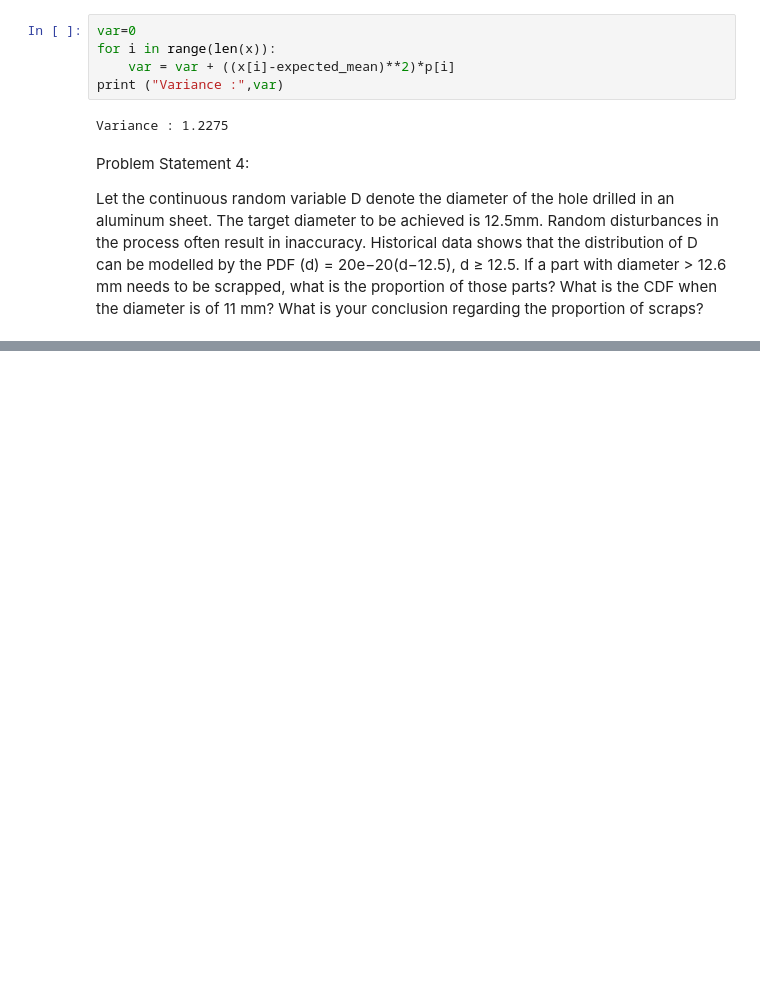
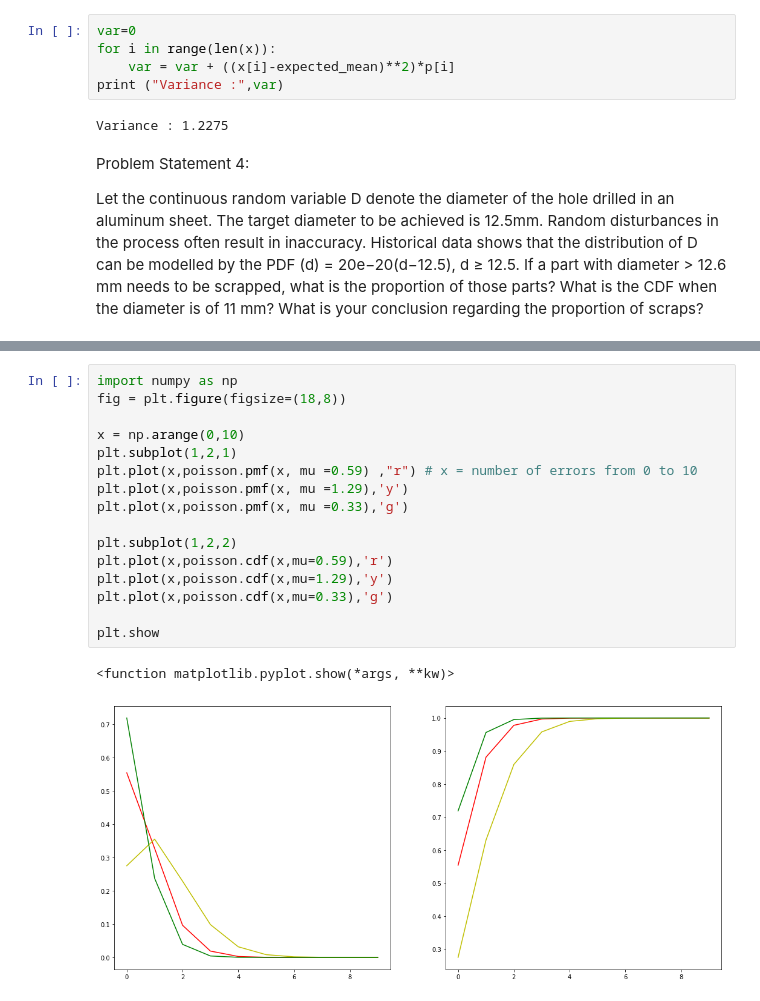
Before and after one commit to lbirla/statistics-Assignment, a Jupyter notebook: Assignment_stat_1.ipynb, the cells around one changed output, grey strips where cells are left out. Drawn from its saved outputs; the diff is of its cells as text; blank space fills up the shorter version.

```diff
--- a/Assignment_stat_1.ipynb
+++ b/Assignment_stat_1.ipynb
@@ -125,0 +275,19 @@ associated with it.
+# %%
+import numpy as np
+fig = plt.figure(figsize=(18,8))
+
+x = np.arange(0,10)
+plt.subplot(1,2,1)
+plt.plot(x,poisson.pmf(x, mu =0.59) ,"r") # x = number of errors from 0 to 10
+plt.plot(x,poisson.pmf(x, mu =1.29),'y')
+plt.plot(x,poisson.pmf(x, mu =0.33),'g')
+
+plt.subplot(1,2,2)
+plt.plot(x,poisson.cdf(x,mu=0.59),'r')
+plt.plot(x,poisson.cdf(x,mu=1.29),'y')
+plt.plot(x,poisson.cdf(x,mu=0.33),'g')
+
+plt.show
+# %% [output]
+<function matplotlib.pyplot.show(*args, **kw)>
+[figure, added]
```
Also changed, not shown: parts of 38 cells of this notebook, 7 other files.
